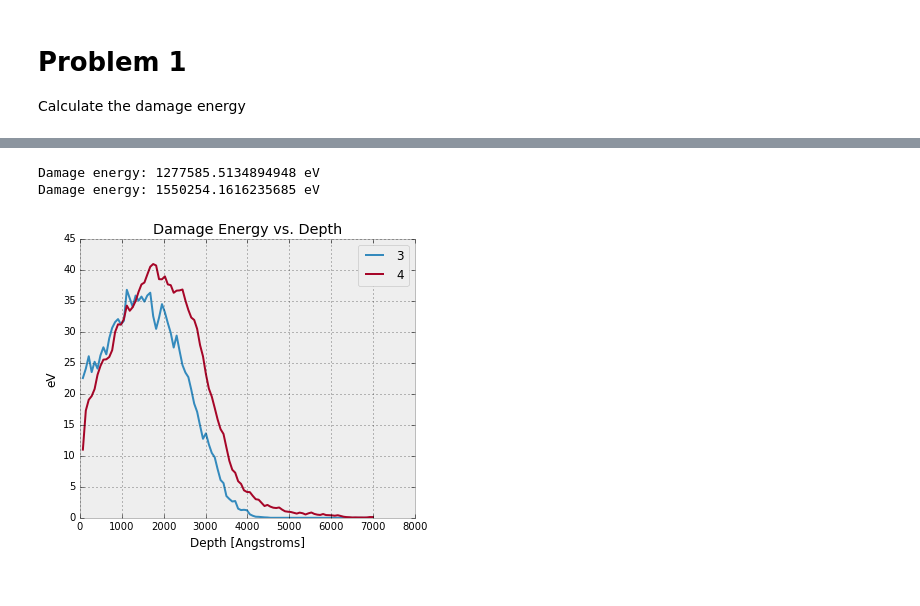
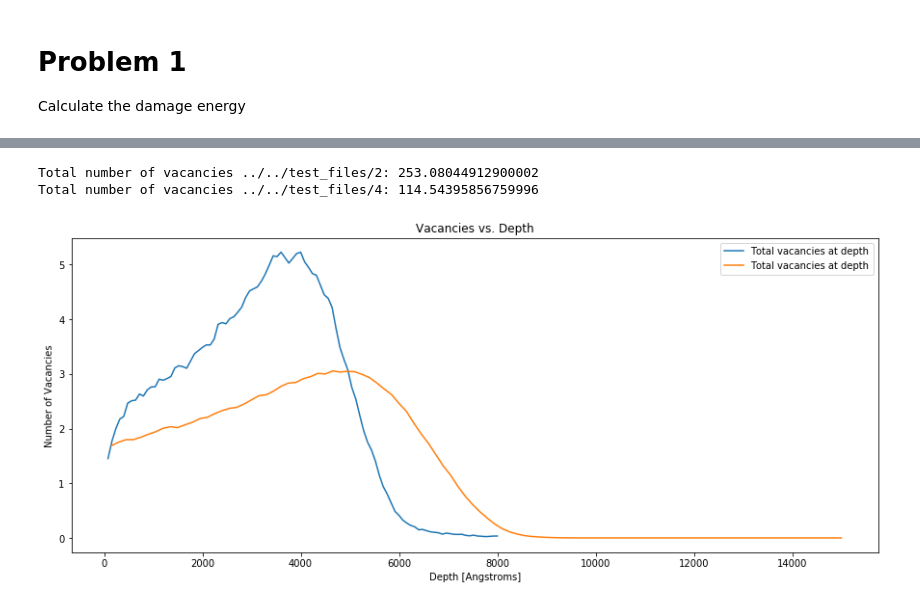
Before and after one commit to costrouc/pysrim, a Jupyter notebook: examples/notebooks/Analysis.ipynb, the cells around one changed output, grey strips where cells are left out. Drawn from its saved outputs; the diff is of its cells as text; code cells hidden in the pictures.

```diff
--- a/examples/notebooks/Analysis.ipynb
+++ b/examples/notebooks/Analysis.ipynb
@@ -86,8 +132,19 @@ sr.run('/tmp/srim')
 # %% [markdown]
 # Problem 1
 Calculate the damage energy
-# %%
-# dark_background, ggplot, fivethirtyeight, bmh
-plt.style.use('bmh')
-
-folders = ['3', '4']
+# %%
+# We will be using provided test_files
+
+folders = ['../../test_files/2', '../../test_files/4']
+# %%
+fig, axes = plt.subplots(1, len(folders), sharex=True, sharey=True)
+
+for ax, folder in zip(np.ravel(axes), folders):
+    energy_damage = plot_damage_energy(folder, ax)
+    print("Damage energy: {} eV".format(energy_damage))
+    ax.set_xlabel('Depth [Angstroms]')
+    ax.set_ylabel('eV')
+    ax.legend()
+
+fig.suptitle('Damage Energy vs. Depth', fontsize=15)
+fig.set_size_inches((20, 6))
@@ -93,0 +155,11 @@ folders = ['3', '4']
+# %%
+fig, axes = plt.subplots(1, len(folders), sharey=True, sharex=True)
+
+for ax, folder in zip(np.ravel(axes), folders):
+    plot_damage_energy(folder, ax)
+    plot_ionization(folder, ax)
+    ax.legend()
+    ax.set_ylabel('eV')
+    ax.set_xlabel('Depth [Angstroms]')
+fig.suptitle('Ionization Energy vs Depth', fontsize=15)
+fig.set_size_inches((20, 6))
@@ -94,16 +168,16 @@ folders = ['3', '4']
 # %%
 fig, ax = plt.subplots()
 
 for i, folder in enumerate(folders):
-    energy_damage = plot_damage_energy(folder, ax)
-    print("Damage energy: {} eV".format(energy_damage))
+    total_vacancies = plot_vacancies(folder, ax)
+    print("Total number of vacancies {}: {}".format(folder, total_vacancies))
 
 ax.set_xlabel('Depth [Angstroms]')
-ax.set_ylabel('eV')
-ax.set_title('Damage Energy vs. Depth')
+ax.set_ylabel('Number of Vacancies')
+ax.set_title('Vacancies vs. Depth')
 ax.legend()
-fig.set_size_inches((6, 5))
+fig.set_size_inches((15, 6))
 # %% [output]
-Damage energy: 1277585.5134894948 eV
-Damage energy: 1550254.1616235685 eV
+Total number of vacancies ../../test_files/2: 253.08044912900002
+Total number of vacancies ../../test_files/4: 114.54395856759996
-[figure, old version]
+[figure, new version]
```
Also changed, not shown: parts of 18 cells of this notebook, 1 other file.
